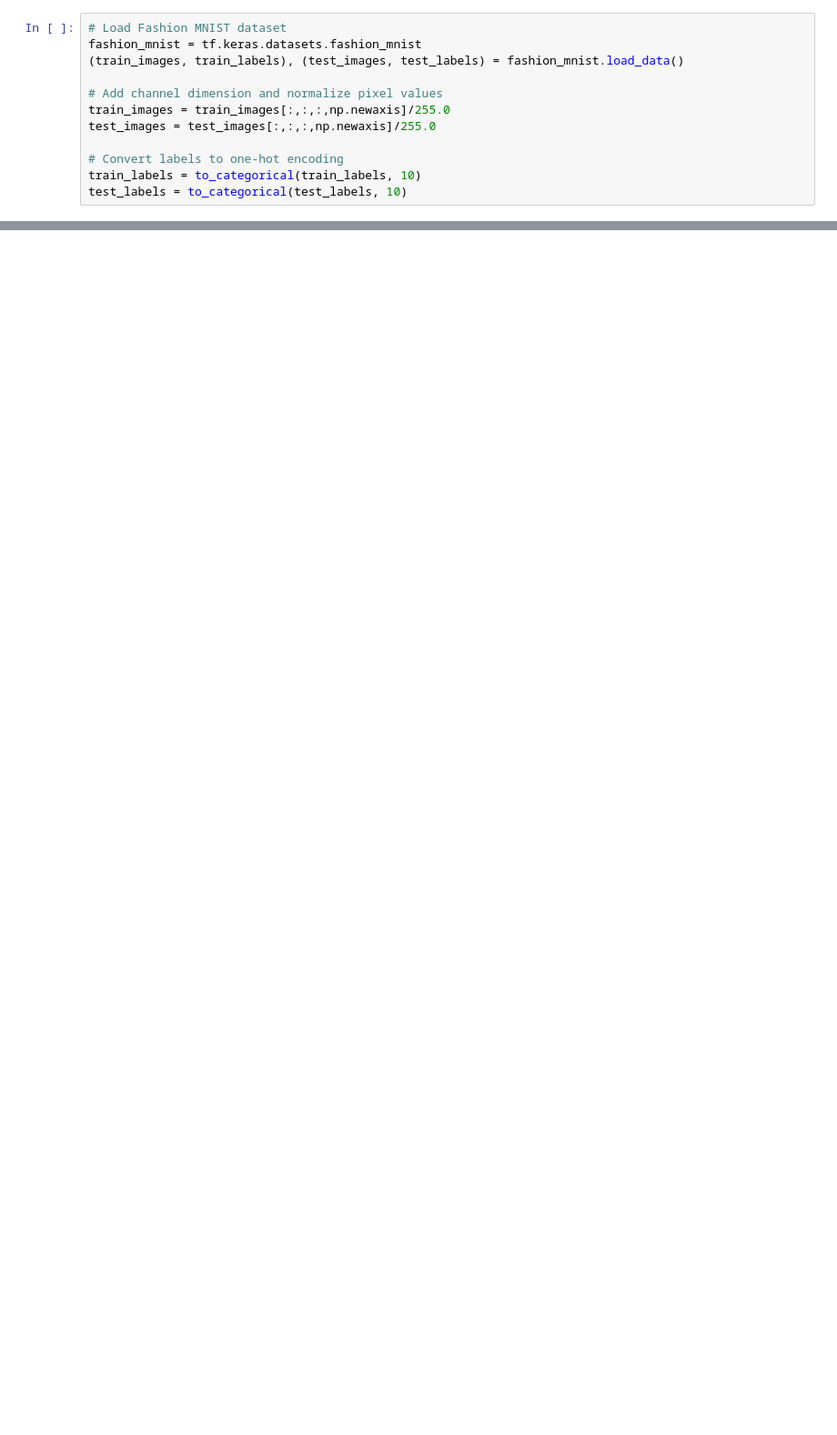
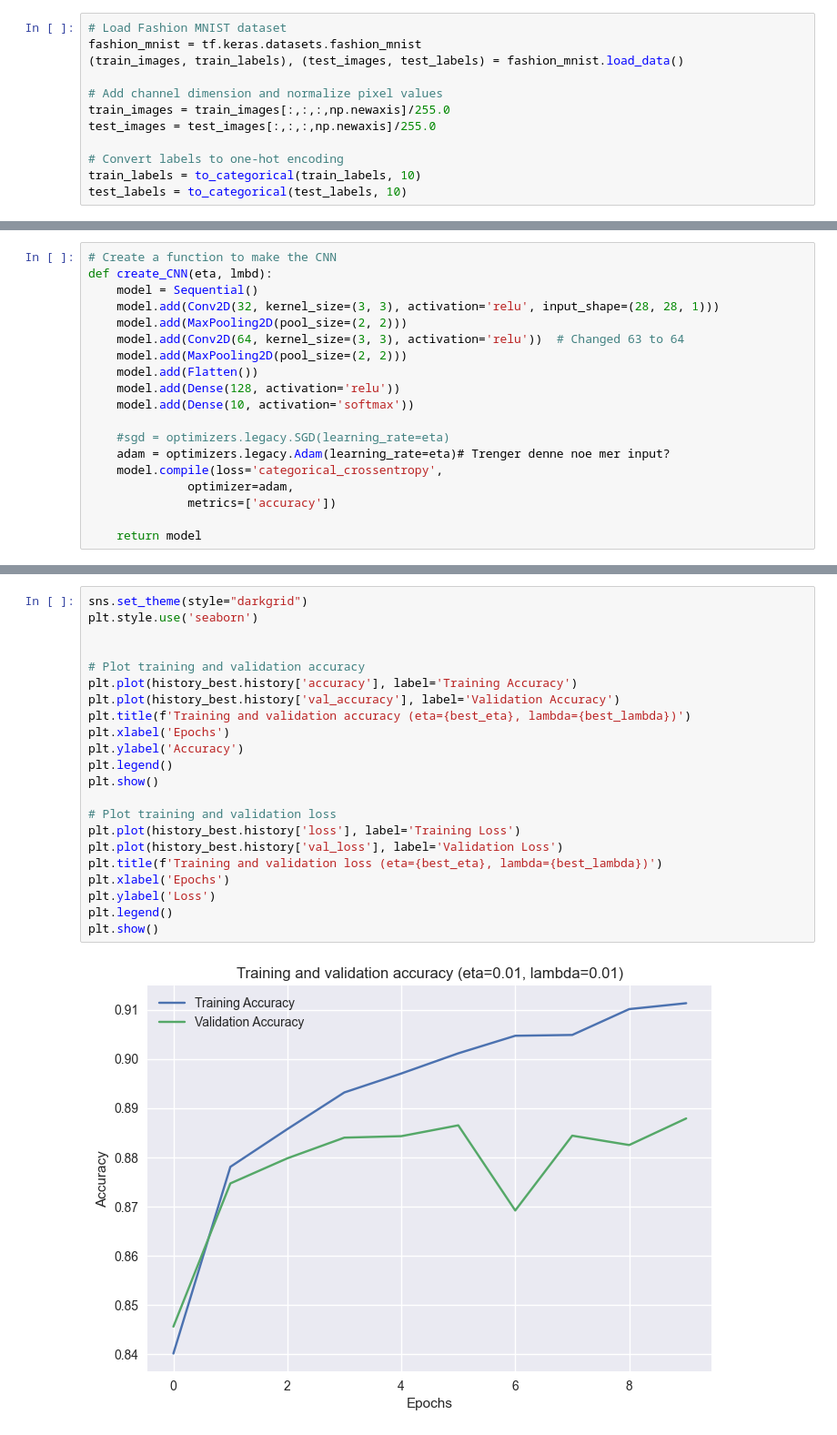
Before and after one commit to trudehalv/FYS_STK4155_project_3, a Jupyter notebook: src/CNN.ipynb, the cells around one changed output, grey strips where cells are left out. Shown at 91% size. Drawn from its saved outputs; the diff is of its cells as text; blank space fills up the shorter version.

```diff
--- a/src/CNN.ipynb
+++ b/src/CNN.ipynb
@@ -27,0 +30,19 @@ test_labels = to_categorical(test_labels, 10)
+# %%
+# Create a function to make the CNN
+def create_CNN(eta, lmbd):
+    model = Sequential()
+    model.add(Conv2D(32, kernel_size=(3, 3), activation='relu', input_shape=(28, 28, 1)))
+    model.add(MaxPooling2D(pool_size=(2, 2)))
+    model.add(Conv2D(64, kernel_size=(3, 3), activation='relu'))  # Changed 63 to 64
+    model.add(MaxPooling2D(pool_size=(2, 2)))
+    model.add(Flatten())
+    model.add(Dense(128, activation='relu'))
+    model.add(Dense(10, activation='softmax'))
+
+    #sgd = optimizers.legacy.SGD(learning_rate=eta)
+    adam = optimizers.legacy.Adam(learning_rate=eta)# Trenger denne noe mer input?
+    model.compile(loss='categorical_crossentropy',
+              optimizer=adam,
+              metrics=['accuracy'])
+
+    return model
@@ -27,0 +207,24 @@ test_labels = to_categorical(test_labels, 10)
+# %%
+sns.set_theme(style="darkgrid")
+plt.style.use('seaborn')
+
+
+# Plot training and validation accuracy
+plt.plot(history_best.history['accuracy'], label='Training Accuracy')
+plt.plot(history_best.history['val_accuracy'], label='Validation Accuracy')
+plt.title(f'Training and validation accuracy (eta={best_eta}, lambda={best_lambda})')
+plt.xlabel('Epochs')
+plt.ylabel('Accuracy')
+plt.legend()
+plt.show()
+
+# Plot training and validation loss
+plt.plot(history_best.history['loss'], label='Training Loss')
+plt.plot(history_best.history['val_loss'], label='Validation Loss')
+plt.title(f'Training and validation loss (eta={best_eta}, lambda={best_lambda})')
+plt.xlabel('Epochs')
+plt.ylabel('Loss')
+plt.legend()
+plt.show()
+# %% [output]
+[figure, added]
```
Also changed, not shown: parts of 17 cells of this notebook.
